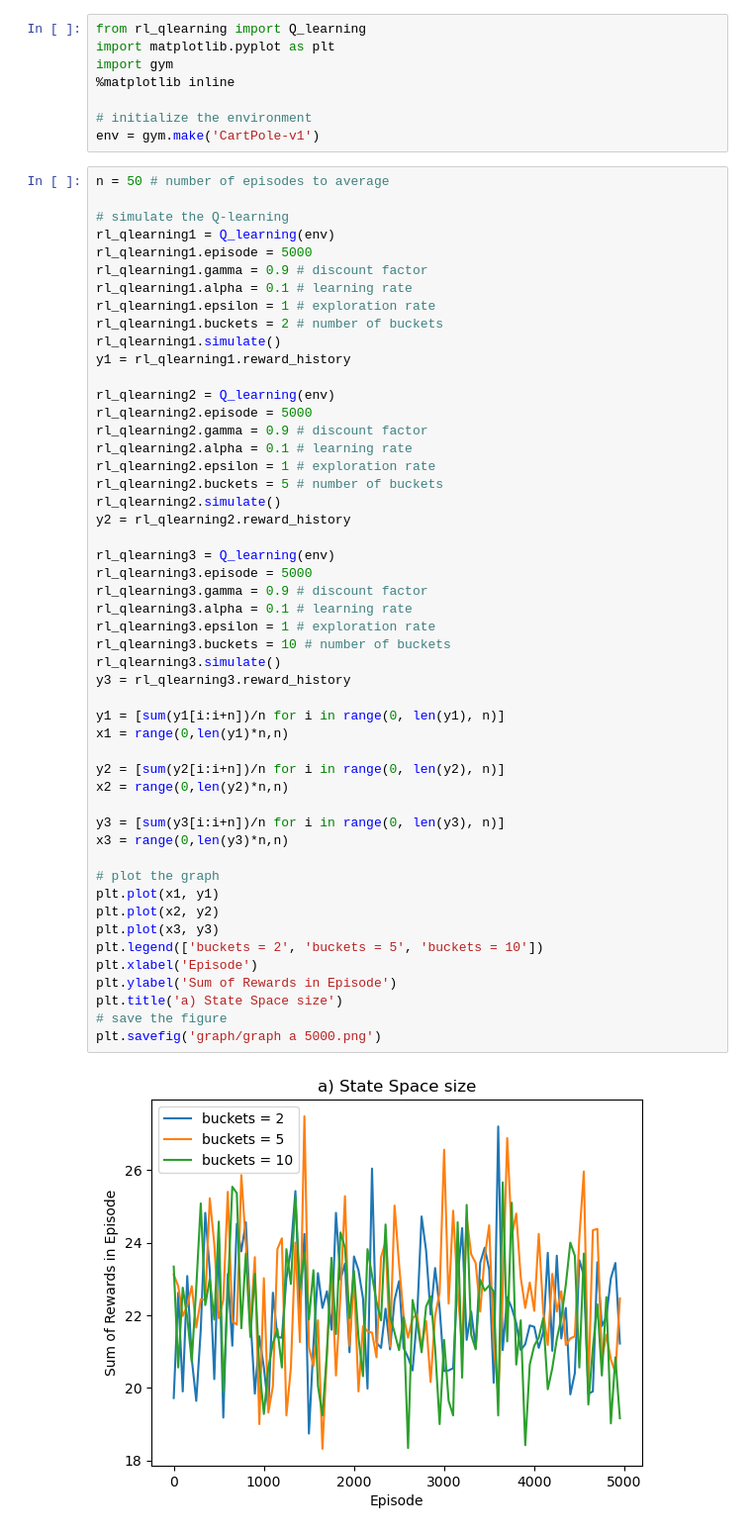
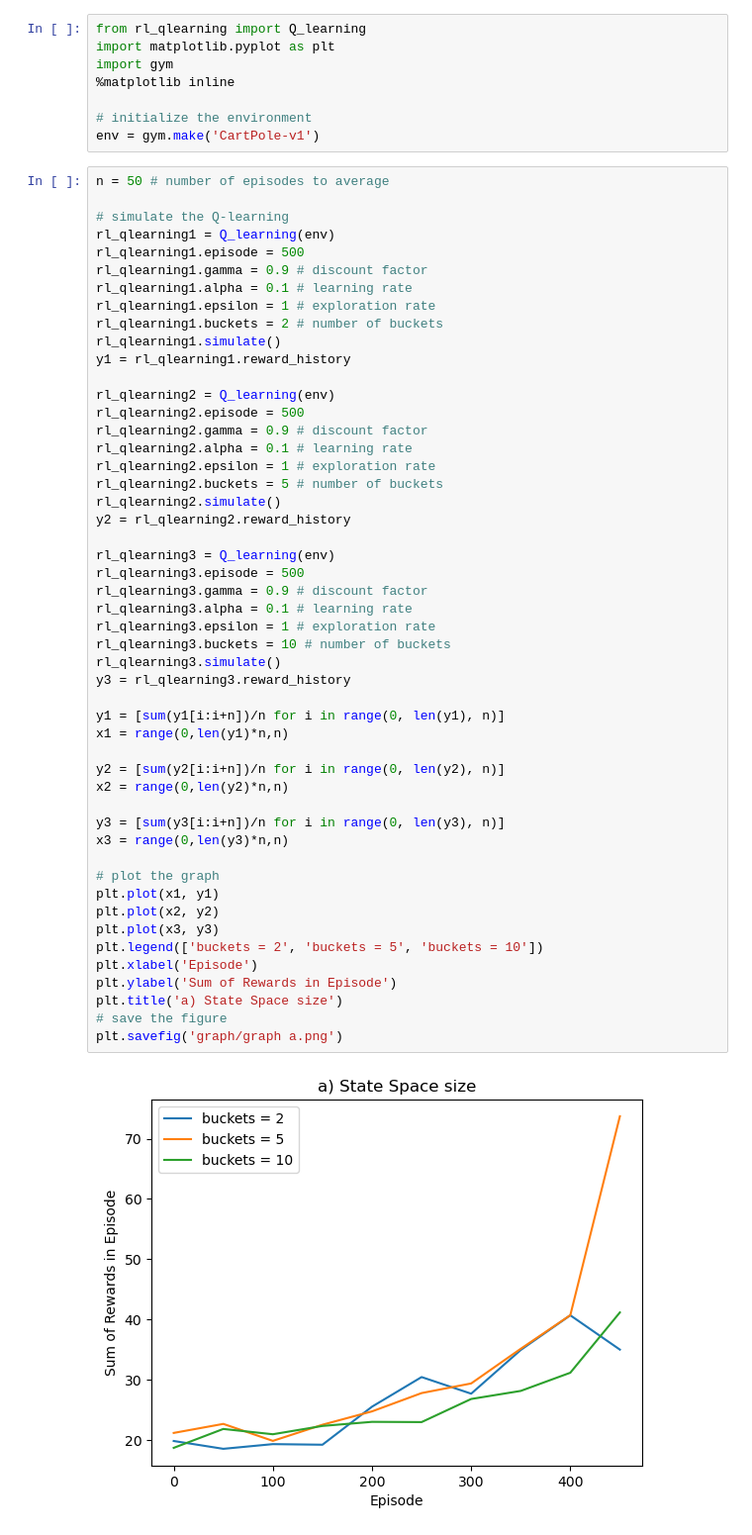
Before and after one commit to Mafumaful/SYDE-655-homework, a Jupyter notebook: problem3.ipynb, the cells around one changed output. Shown: that part at 99% size. Saved outputs shown, nothing was run; the diff lists cells and outputs as text.

```diff
--- a/problem3.ipynb
+++ b/problem3.ipynb
@@ -11,7 +11,7 @@ n = 50 # number of episodes to average
 
 # simulate the Q-learning
 rl_qlearning1 = Q_learning(env)
-rl_qlearning1.episode = 5000
+rl_qlearning1.episode = 500
 rl_qlearning1.gamma = 0.9 # discount factor
 rl_qlearning1.alpha = 0.1 # learning rate
 rl_qlearning1.epsilon = 1 # exploration rate
@@ -20,7 +20,7 @@ rl_qlearning1.simulate()
 y1 = rl_qlearning1.reward_history
 
 rl_qlearning2 = Q_learning(env)
-rl_qlearning2.episode = 5000
+rl_qlearning2.episode = 500
 rl_qlearning2.gamma = 0.9 # discount factor
 rl_qlearning2.alpha = 0.1 # learning rate
 rl_qlearning2.epsilon = 1 # exploration rate
@@ -28,36 +28,36 @@ rl_qlearning2.buckets = 5 # number of buckets
 rl_qlearning2.simulate()
 y2 = rl_qlearning2.reward_history
 
 rl_qlearning3 = Q_learning(env)
-rl_qlearning3.episode = 5000
+rl_qlearning3.episode = 500
 rl_qlearning3.gamma = 0.9 # discount factor
 rl_qlearning3.alpha = 0.1 # learning rate
 rl_qlearning3.epsilon = 1 # exploration rate
 rl_qlearning3.buckets = 10 # number of buckets
 rl_qlearning3.simulate()
 y3 = rl_qlearning3.reward_history
 
 y1 = [sum(y1[i:i+n])/n for i in range(0, len(y1), n)]
 x1 = range(0,len(y1)*n,n)
 
 y2 = [sum(y2[i:i+n])/n for i in range(0, len(y2), n)]
 x2 = range(0,len(y2)*n,n)
 
 y3 = [sum(y3[i:i+n])/n for i in range(0, len(y3), n)]
 x3 = range(0,len(y3)*n,n)
 
 # plot the graph
 plt.plot(x1, y1)
 plt.plot(x2, y2)
 plt.plot(x3, y3)
 plt.legend(['buckets = 2', 'buckets = 5', 'buckets = 10'])
 plt.xlabel('Episode')
 plt.ylabel('Sum of Rewards in Episode')
 plt.title('a) State Space size')
 # save the figure
-plt.savefig('graph/graph a 5000.png')
+plt.savefig('graph/graph a.png')
 # %% [output]
-[figure, old version]
+[figure, new version]
 # %%
 n = 50 # number of episodes to average
 
```
Also changed, not shown: parts of 3 cells of this notebook, 16 other files.
